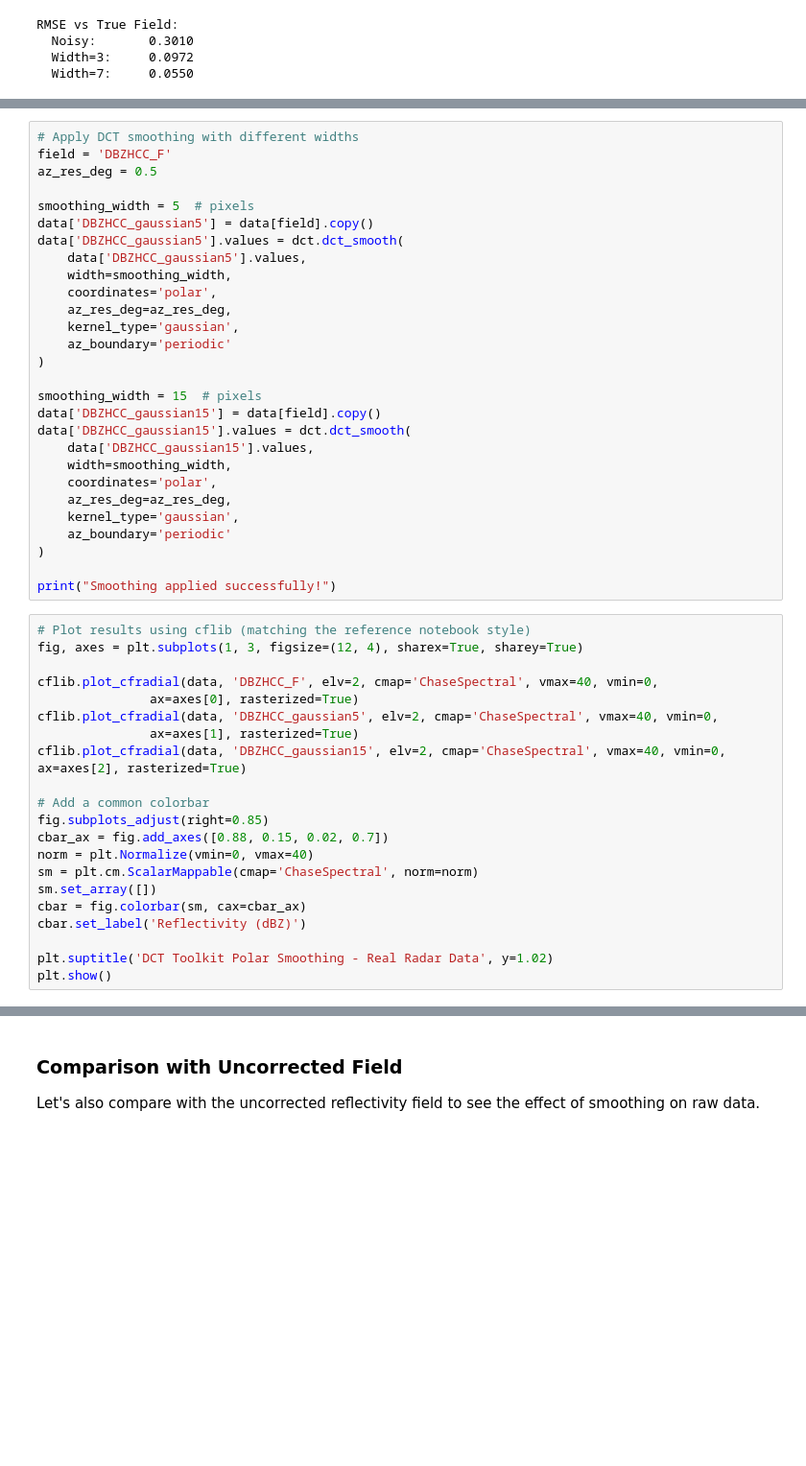
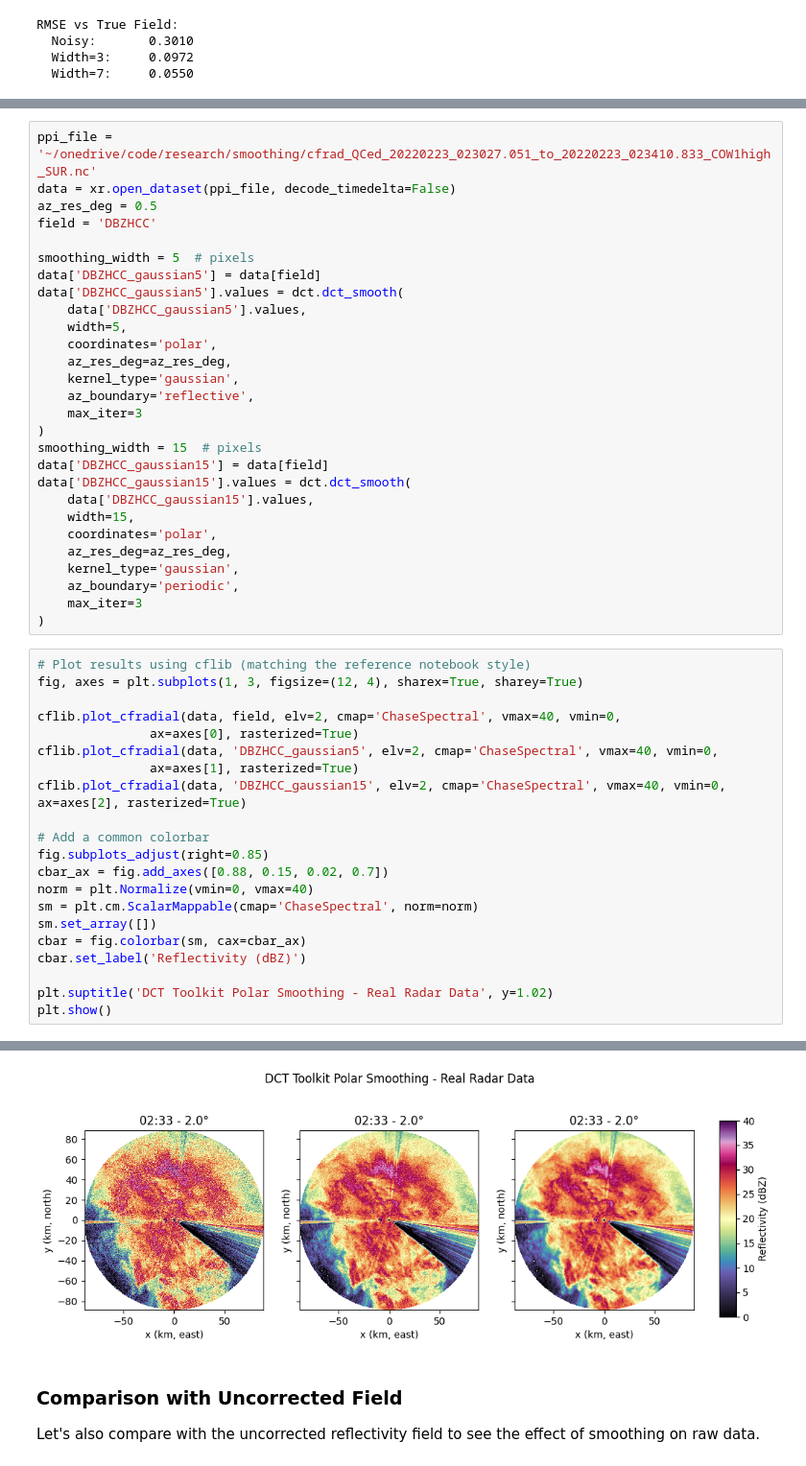
Before and after one commit to JValdivia23/dct-toolkit, a Jupyter notebook: notebooks/01_getting_started.ipynb, the cells around one changed output, grey strips where cells are left out. Shown at 96% size. Cells and saved outputs as stored; diff of their text form; blank space fills up the shorter version.

Commit message:
Fix radar plotting examples in getting started notebook

```diff
--- a/notebooks/01_getting_started.ipynb
+++ b/notebooks/01_getting_started.ipynb
@@ -156,36 +147,36 @@ https://docs.xarray.dev/en/stable/getting-started-guide/installing.html
 # %%
-# Apply DCT smoothing with different widths
-field = 'DBZHCC_F'
+ppi_file = '~/onedrive/code/research/smoothing/cfrad_QCed_20220223_023027.051_to_20220223_023410.833_COW1high_SUR.nc'
+data = xr.open_dataset(ppi_file, decode_timedelta=False)
 az_res_deg = 0.5
+field = 'DBZHCC'
 
 smoothing_width = 5  # pixels
-data['DBZHCC_gaussian5'] = data[field].copy()
+data['DBZHCC_gaussian5'] = data[field]
 data['DBZHCC_gaussian5'].values = dct.dct_smooth(
     data['DBZHCC_gaussian5'].values,
-    width=smoothing_width,
+    width=5,
     coordinates='polar',
     az_res_deg=az_res_deg,
     kernel_type='gaussian',
-    az_boundary='periodic'
+    az_boundary='reflective',
+    max_iter=3
 )
-
 smoothing_width = 15  # pixels
-data['DBZHCC_gaussian15'] = data[field].copy()
+data['DBZHCC_gaussian15'] = data[field]
 data['DBZHCC_gaussian15'].values = dct.dct_smooth(
     data['DBZHCC_gaussian15'].values,
-    width=smoothing_width,
+    width=15,
     coordinates='polar',
     az_res_deg=az_res_deg,
     kernel_type='gaussian',
-    az_boundary='periodic'
+    az_boundary='periodic',
+    max_iter=3
 )
-
-print("Smoothing applied successfully!")
 # %%
 # Plot results using cflib (matching the reference notebook style)
 fig, axes = plt.subplots(1, 3, figsize=(12, 4), sharex=True, sharey=True)
 
-cflib.plot_cfradial(data, 'DBZHCC_F', elv=2, cmap='ChaseSpectral', vmax=40, vmin=0,
+cflib.plot_cfradial(data, field, elv=2, cmap='ChaseSpectral', vmax=40, vmin=0,
                ax=axes[0], rasterized=True)
 cflib.plot_cfradial(data, 'DBZHCC_gaussian5', elv=2, cmap='ChaseSpectral', vmax=40, vmin=0,
                ax=axes[1], rasterized=True)
@@ -202,3 +193,4 @@ cbar.set_label('Reflectivity (dBZ)')
 
 plt.suptitle('DCT Toolkit Polar Smoothing - Real Radar Data', y=1.02)
 plt.show()
+# %% [output]
@@ -205,3 +200,4 @@ plt.show()
+[figure, added]
 # %% [markdown]
 ### Comparison with Uncorrected Field
 
```
Also changed, not shown: parts of 7 cells of this notebook.
